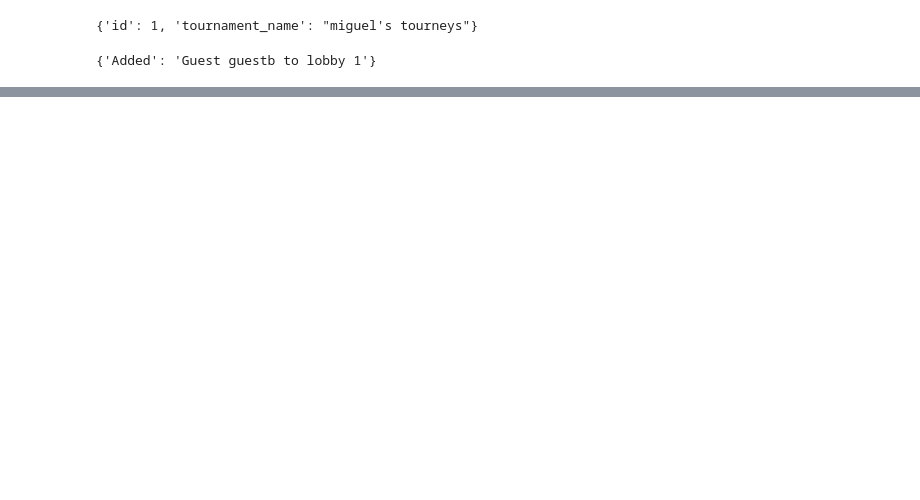
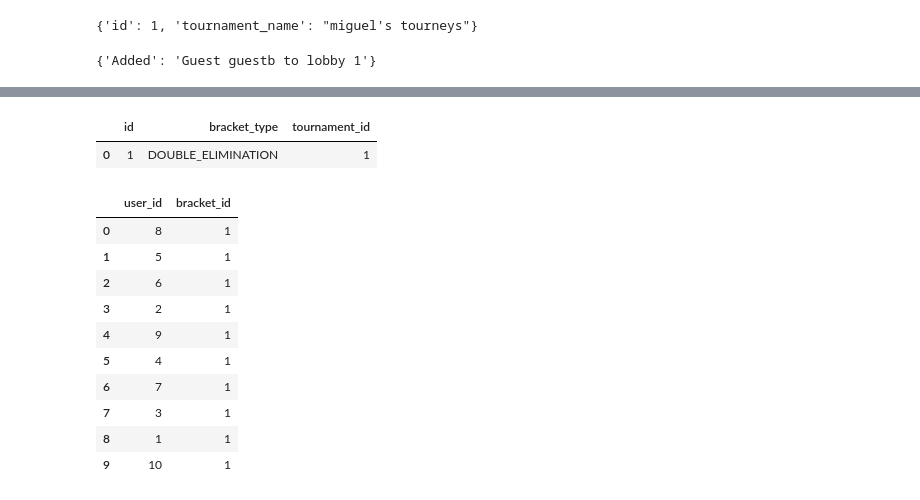
Before and after one commit to atrostan/brackit, a Jupyter notebook: backend/lobby_demo.ipynb, the cells around one changed output, grey strips where cells are left out. Drawn from its saved outputs; the diff is of its cells as text; code cells hidden in the pictures; blank space fills up the shorter version.

```diff
--- a/backend/lobby_demo.ipynb
+++ b/backend/lobby_demo.ipynb
@@ -397,0 +365,19 @@ LobbySeedModel.query.filter_by(lobby_id=1).all()
+# %%
+pd.read_sql_query(f'select * from bracket', cnx)
+# %% [output]
+|  | id | bracket_type | tournament_id |
+| 0 | 1 | DOUBLE_ELIMINATION | 1 |
+# %%
+pd.read_sql_query(f'select * from bracket_entrants', cnx)
+# %% [output]
+|  | user_id | bracket_id |
+| 0 | 8 | 1 |
+| 1 | 5 | 1 |
+| 2 | 6 | 1 |
+| 3 | 2 | 1 |
+| 4 | 9 | 1 |
+| 5 | 4 | 1 |
+| 6 | 7 | 1 |
+| 7 | 3 | 1 |
+| 8 | 1 | 1 |
+| 9 | 10 | 1 |
```
Also changed, not shown: parts of 24 cells of this notebook, 5 other files.
